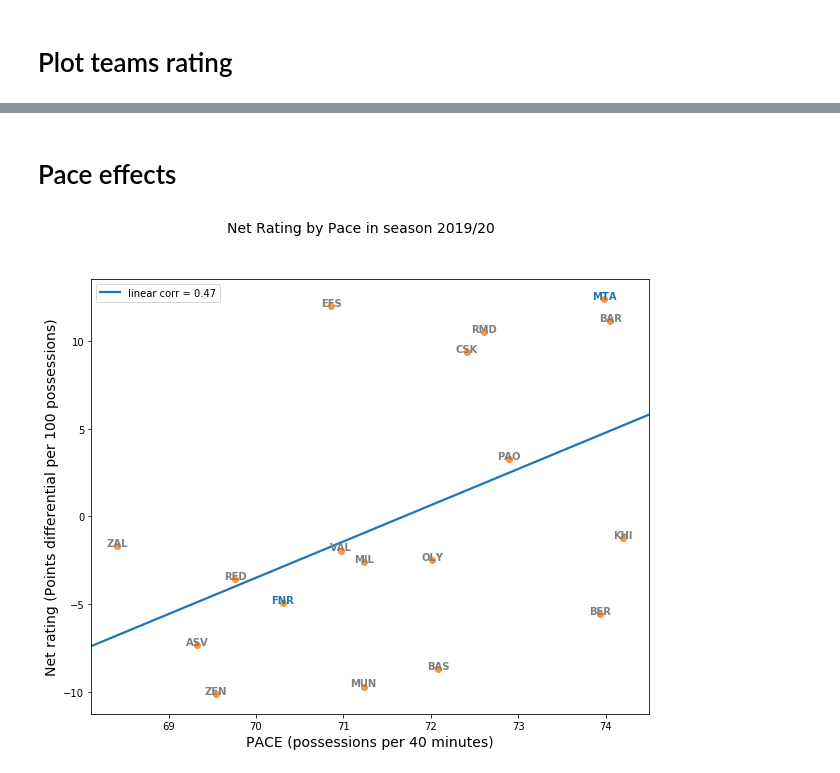
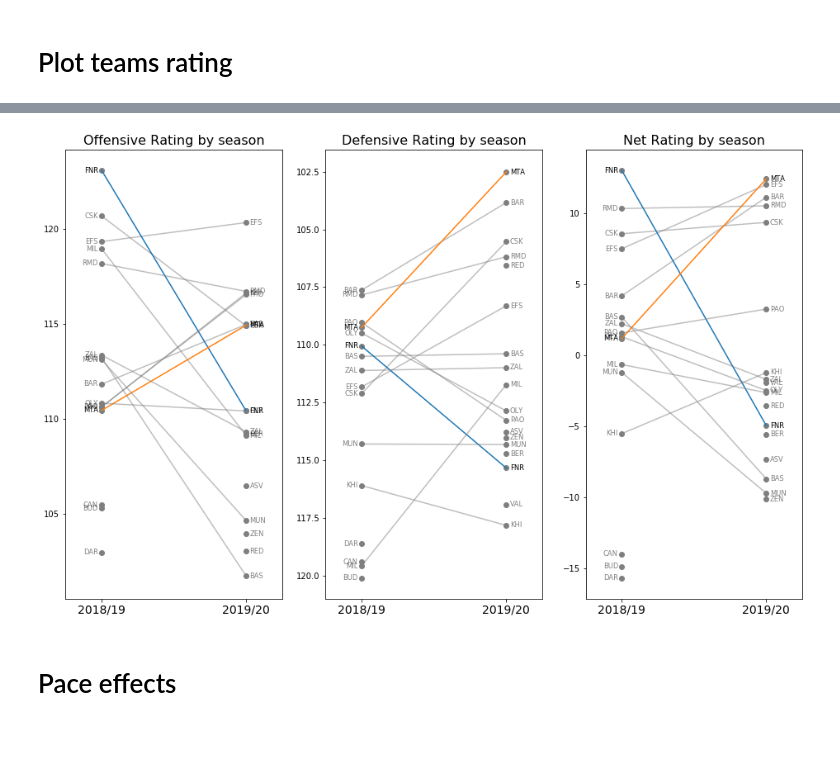
Before and after one commit to avivshany/euroleague, a Jupyter notebook: teams_ratings.ipynb, the cells around one changed output, grey strips where cells are left out. Saved outputs shown, nothing was run; the diff lists cells and outputs as text; code cells hidden in the pictures; blank space fills up the shorter version.

```diff
--- a/teams_ratings.ipynb
+++ b/teams_ratings.ipynb
@@ -66,12 +70,19 @@ ax1.set_title('Net rating by season', fontsize=16);
+# %%
+metrics = {'ORtg': 'Offensive Rating', 'DRtg': 'Defensive Rating', 'NETRtg': 'Net Rating'}
+fig, axes = plt.subplots(nrows=1, ncols=len(metrics), figsize=(16, 10));
+
+for i, (varname, title) in enumerate(metrics.items()):
+    e.plot_parallel_pairs(
+        df=teams_stats, metric=varname, marked_iv_values=['MTA', 'FNR'],
+        annotate_only_marked=False, ax=axes[i]
+    )
+    axes[i].set_title(title + ' by season', fontsize=16);
+
+axes[1].invert_yaxis()
+# %% [output]
+[figure, added]
 # %% [markdown]
 # Pace effects
-# %%
-e.plot_bivariate(
-    df=teams_stats_2019, x='PACE', y='NETRtg', hue='isMTAorFNR', fit_reg=True, show_season=False,
-    suptitle='Net Rating by Pace in season 2019/20'
-);
-# %% [output]
-[figure, removed]
 # %%
 fig, ax = e.plot_bivariate(
     df=teams_stats, x='PACE', y='NETRtg', hue='isMTAorFNR',
```
Also changed, not shown: parts of 8 cells of this notebook, 1 other file.
